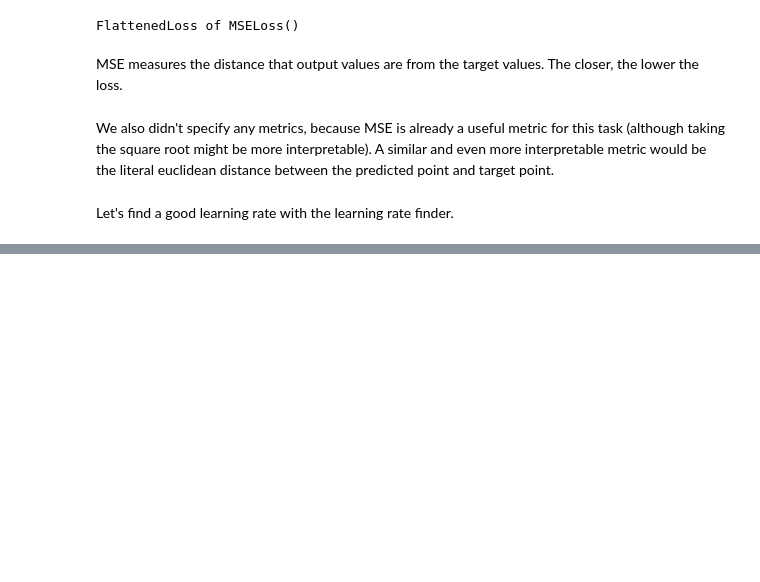
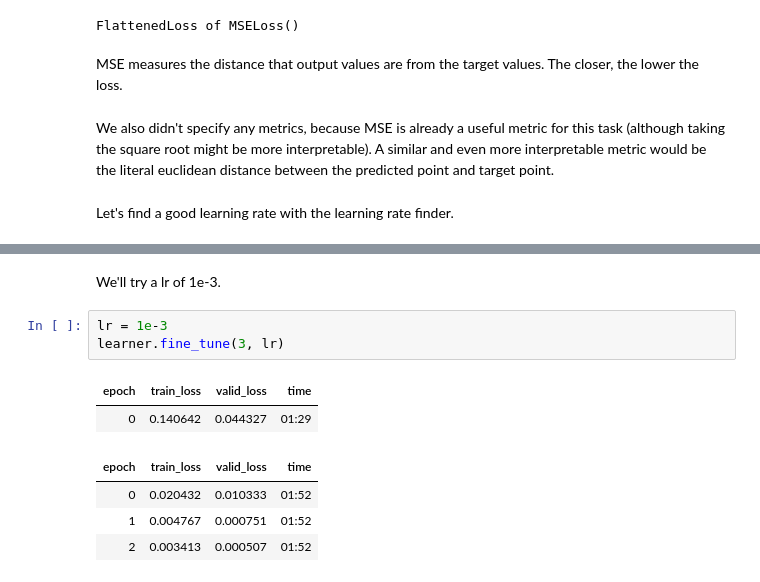
Before and after one commit to dqna64/fastbook-experimental, a Jupyter notebook: 06-2.ipynb, the cells around one changed output, grey strips where cells are left out. Drawn from its saved outputs; the diff is of its cells as text; blank space fills up the shorter version.

```diff
--- a/06-2.ipynb
+++ b/06-2.ipynb
@@ -112,0 +117,12 @@ RuntimeError: CUDA out of memory. Tried to allocate 20.00 MiB (GPU 0; 7.94 GiB t
+# %% [markdown]
+We'll try a lr of 1e-3.
+# %%
+lr = 1e-3
+learner.fine_tune(3, lr)
+# %% [output]
+| epoch | train_loss | valid_loss | time |
+| 0 | 0.140642 | 0.044327 | 01:29 |
+| epoch | train_loss | valid_loss | time |
+| 0 | 0.020432 | 0.010333 | 01:52 |
+| 1 | 0.004767 | 0.000751 | 01:52 |
+| 2 | 0.003413 | 0.000507 | 01:52 |
```
Also changed, not shown: parts of 10 cells of this notebook.
